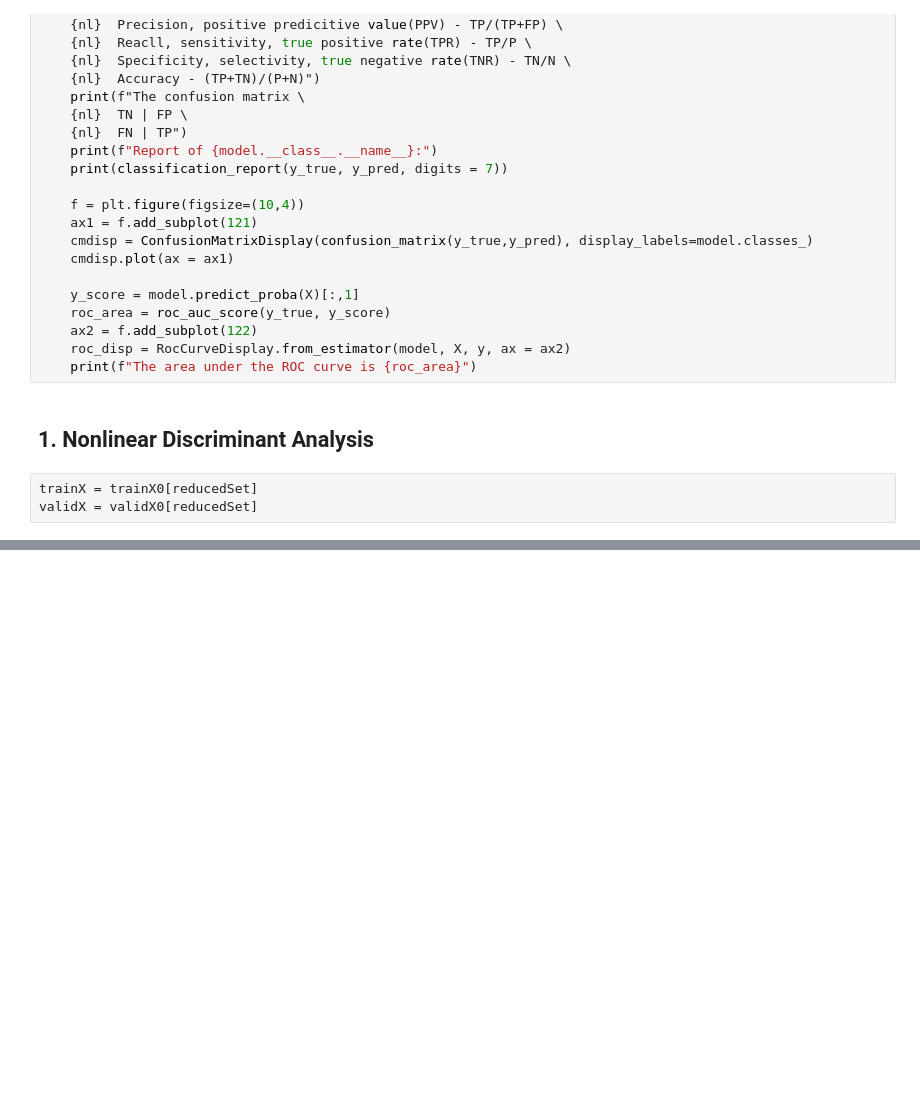
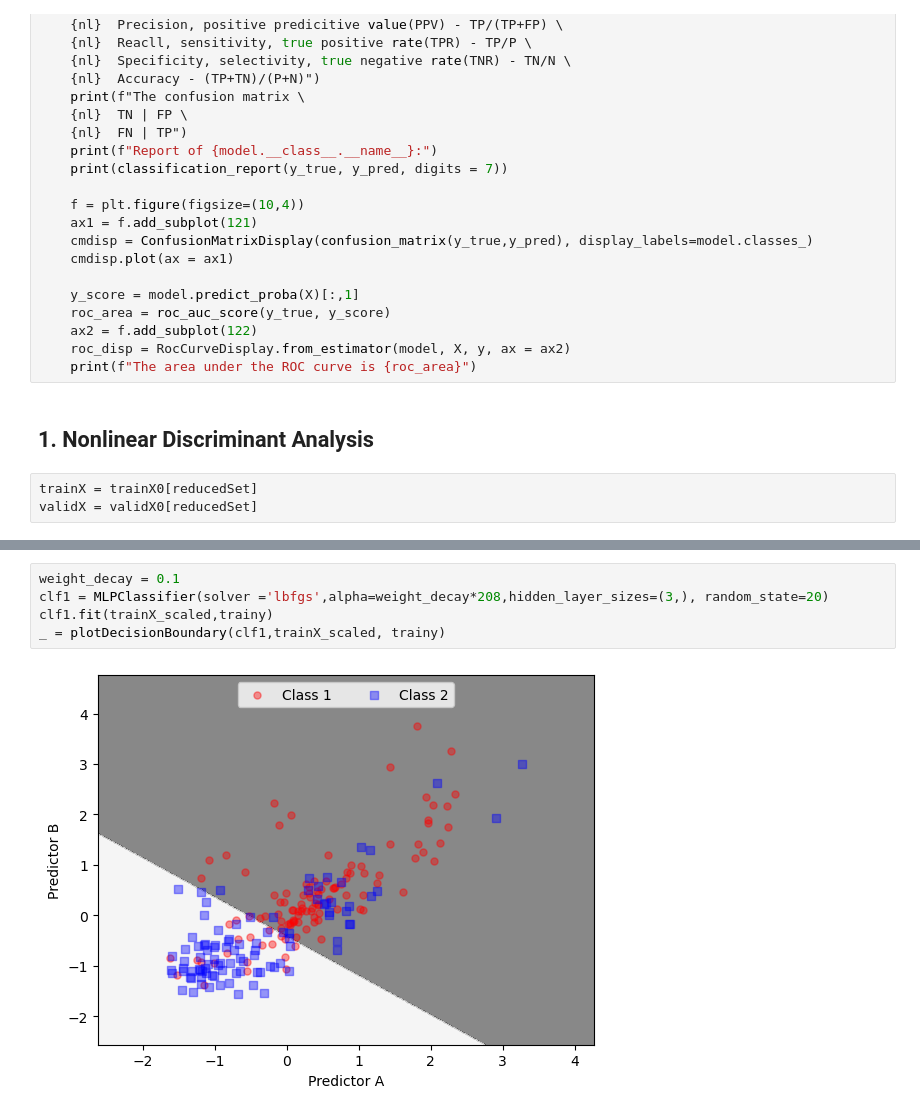
Before and after one commit to chenxuhe79/AppliedPredictiveModeling, a Jupyter notebook: Ch13_7 Nonlinear Classification Models.ipynb, the cells around one changed output, grey strips where cells are left out. Drawn from its saved outputs; the diff is of its cells as text; blank space fills up the shorter version.

```diff
--- a/Ch13_7 Nonlinear Classification Models.ipynb
+++ b/Ch13_7 Nonlinear Classification Models.ipynb
@@ -132,0 +255,7 @@ pipeline = make_pipeline(gmm, lda)
+# %%
+weight_decay = 0.1
+clf1 = MLPClassifier(solver ='lbfgs',alpha=weight_decay*208,hidden_layer_sizes=(3,), random_state=20)
+clf1.fit(trainX_scaled,trainy)
+_ = plotDecisionBoundary(clf1,trainX_scaled, trainy)
+# %% [output]
+[figure, added]
```
Also changed, not shown: parts of 15 cells of this notebook.
